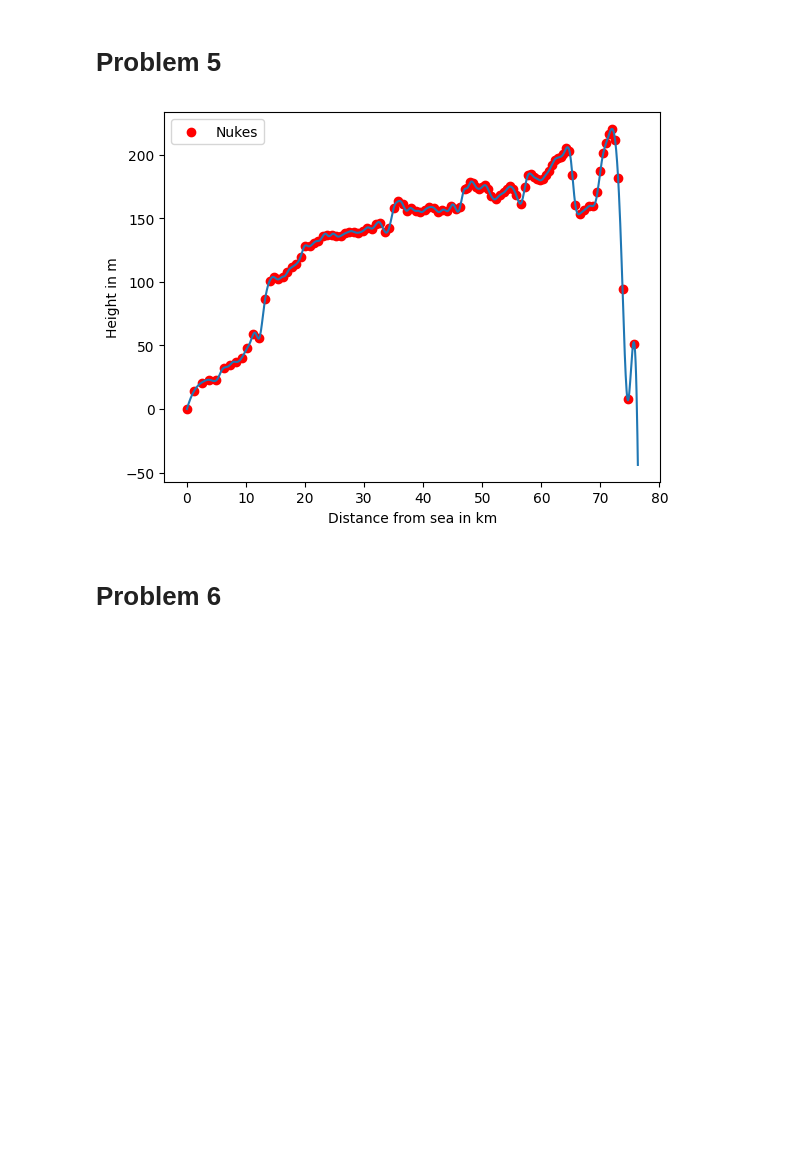
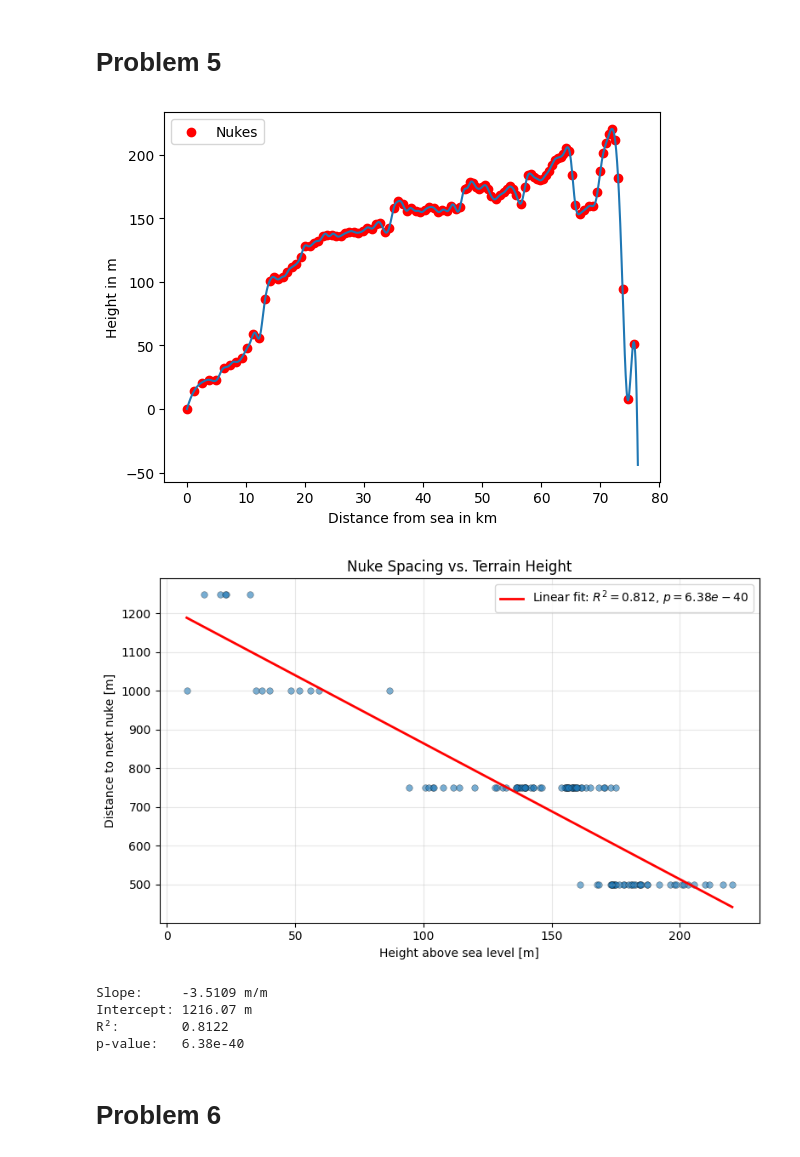
Before and after one commit to Maccen26/mat-mod-opgaver, a Jupyter notebook: qattara_depression/Interpolation.ipynb, the cells around one changed output. Saved outputs shown, nothing was run; the diff lists cells and outputs as text; code cells hidden in the pictures; blank space fills up the shorter version.

```diff
--- a/qattara_depression/Interpolation.ipynb
+++ b/qattara_depression/Interpolation.ipynb
@@ -145,24 +217,31 @@ Is there any neighbor nukes? False
 # %%
 objVal = 27934
 nukes = [1, 0, 0, 0, 0, 1, 0, 0, 0, 0, 1, 0, 0, 0, 0, 1, 0, 0, 0, 0, 1, 0, 0, 0, 0, 1, 0, 0, 0, 1, 0, 0, 0, 1, 0, 0, 0, 1, 0, 0, 0, 1, 0, 0, 0, 1, 0, 0, 0, 1, 0, 0, 0, 1, 0, 0, 1, 0, 0, 1, 0, 0, 1, 0, 0, 1, 0, 0, 1, 0, 0, 1, 0, 0, 1, 0, 0, 1, 0, 0, 1, 0, 0, 1, 0, 0, 1, 0, 0, 1, 0, 0, 1, 0, 0, 1, 0, 0, 1, 0, 0, 1, 0, 0, 1, 0, 0, 1, 0, 0, 1, 0, 0, 1, 0, 0, 1, 0, 0, 1, 0, 0, 1, 0, 0, 1, 0, 0, 1, 0, 0, 1, 0, 0, 1, 0, 0, 1, 0, 0, 1, 0, 0, 1, 0, 0, 1, 0, 0, 1, 0, 0, 1, 0, 0, 1, 0, 0, 1, 0, 0, 1, 0, 0, 1, 0, 0, 1, 0, 0, 1, 0, 0, 1, 0, 0, 1, 0, 0, 1, 0, 0, 1, 0, 0, 1, 0, 0, 1, 0, 1, 0, 1, 0, 1, 0, 1, 0, 1, 0, 1, 0, 1, 0, 1, 0, 1, 0, 0, 1, 0, 0, 1, 0, 0, 1, 0, 1, 0, 1, 0, 1, 0, 1, 0, 0, 1, 0, 0, 1, 0, 1, 0, 1, 0, 1, 0, 1, 0, 1, 0, 1, 0, 1, 0, 1, 0, 1, 0, 1, 0, 1, 0, 1, 0, 1, 0, 1, 0, 1, 0, 1, 0, 1, 0, 0, 1, 0, 0, 1, 0, 0, 1, 0, 0, 1, 0, 0, 1, 0, 1, 0, 1, 0, 1, 0, 1, 0, 1, 0, 1, 0, 1, 0, 0, 1, 0, 0, 0, 1, 0, 0, 0, 1, 0, 0]
 nukesX = []
 nukesY = []
 for i in range(len(nukes)):
     if nukes[i] == 1.0:
         nukesX.append(i * dist)
         nukesY.append(interpolator(i * dist).flatten()[0])
 nukesX = np.array(nukesX)
 nukesY = np.array(nukesY)
 
 plt.figure()
 plt.plot(x/1000, y)
 plt.scatter(nukesX/1000, nukesY, color="red", label="Nukes")
 plt.xlabel("Distance from sea in km")
 plt.ylabel("Height in m")
 plt.legend()
 plt.show()
+
+plot_nuke_spacing_vs_height(nukesX, nukesY)
 # %% [output]
 [figure]
+[figure, added]
+Slope:     -3.5109 m/m
+Intercept: 1216.07 m
+R²:        0.8122
+p-value:   6.38e-40
 # %% [markdown]
 # Problem 6
 # %%
```
Also changed, not shown: parts of 5 cells of this notebook, 2 other files.
